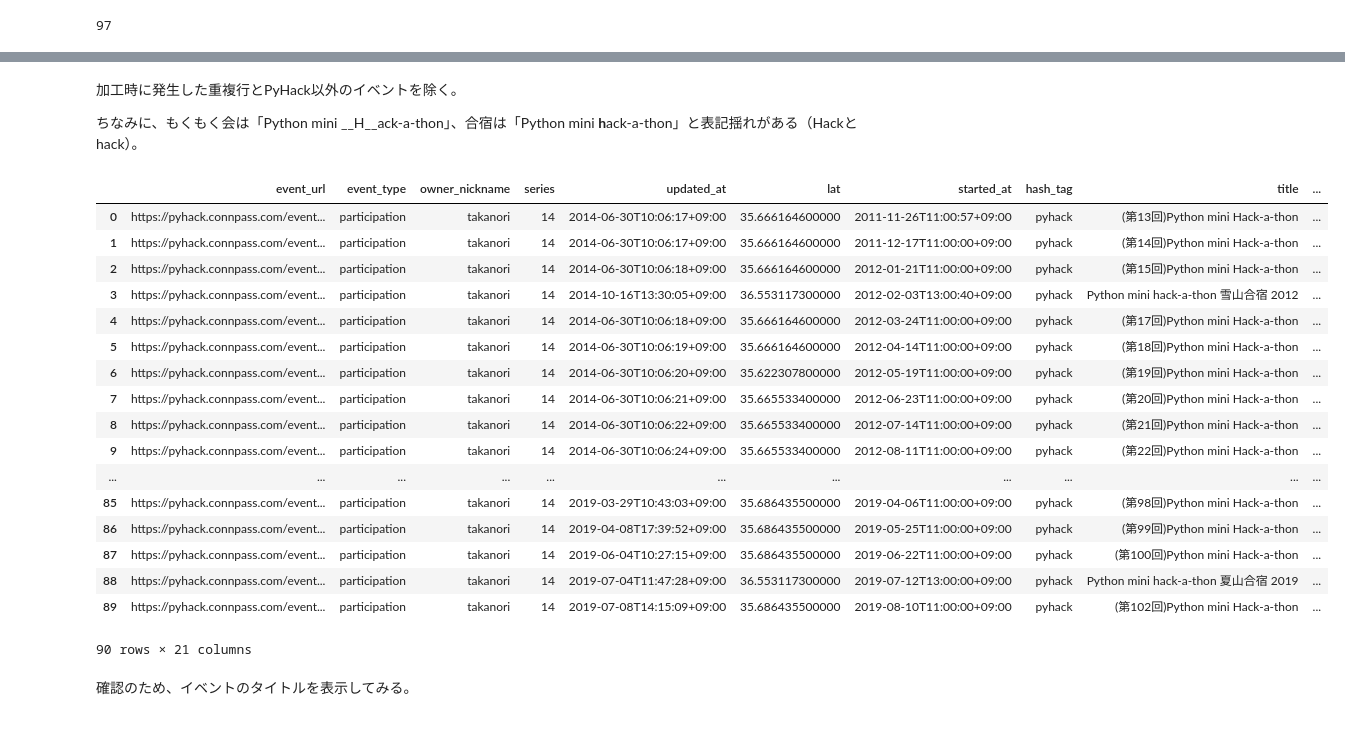
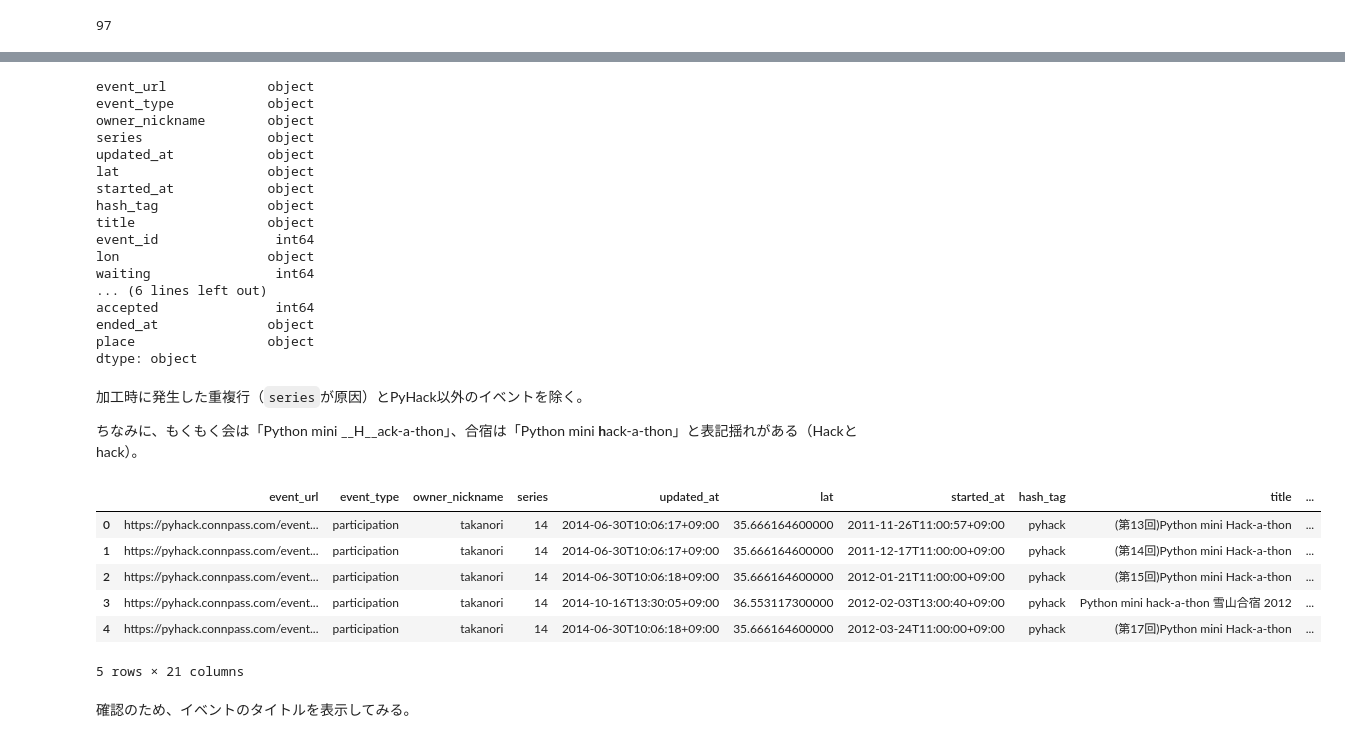
Before and after one commit to ytknzw/Python-mini-Hack-a-thon, a Jupyter notebook: Pyhack100thAniv.ipynb, the cells around one changed output, grey strips where cells are left out. Cells and saved outputs as stored; diff of their text form; code cells hidden in the pictures.

Commit message:
Update Pyhack100thAniv.ipynb
Optimised data transformation of ATND json.

````diff
--- a/Pyhack100thAniv.ipynb
+++ b/Pyhack100thAniv.ipynb
@@ -44,4 +44,5 @@ res_atnd.status_code
 # %% [output]
 200
 # %%
-json.loads(res_atnd.text)
+res_atnd_dict = json.loads(res_atnd.text)
+#res_atnd_dict
@@ -67,8 +50,8 @@ json.loads(res_atnd.text)
 検索結果は過不足ないようなので、pandasのDataFrameに加工する。
 # %%
 pyhack_atnd = pd.DataFrame()
-for i, e in enumerate(json.loads(res_atnd.text)['events']):
-    pyhack_atnd = pd.concat([pyhack_atnd, pd.DataFrame(e).T])
+for i, e in enumerate(res_atnd_dict['events']):
+    pyhack_atnd = pd.concat([pyhack_atnd, pd.DataFrame(e['event'], index=['event_id'])])
 i
 # %% [output]
 11
@@ -105,4 +155,5 @@ res_cnps.status_code
 # %% [output]
 200
 # %%
-json.loads(res_cnps.text)
+res_cnps_dict = json.loads(res_cnps.text)
+#res_cnps_dict
@@ -128,7 +161,7 @@ json.loads(res_cnps.text)
 ATNDのデータと同様にpandasのDataFrameに加工する。
 # %%
 pyhack_cnps_org = pd.DataFrame()
-for i, e in enumerate(json.loads(res_cnps.text)['events']):
+for i, e in enumerate(res_cnps_dict['events']):
     pyhack_cnps_org = pd.concat([pyhack_cnps_org, pd.DataFrame(e)])
 i
 # %% [output]
@@ -157,29 +199,41 @@ pyhack_cnps_org
+# %%
+pyhack_cnps_org.dtypes
+# %% [output]
+event_url             object
+event_type            object
+owner_nickname        object
+series                object
+updated_at            object
+lat                   object
+started_at            object
+hash_tag              object
+title                 object
+event_id               int64
+lon                   object
+waiting                int64
+... (6 lines left out)
+accepted               int64
+ended_at              object
+place                 object
+dtype: object
 # %% [markdown]
-加工時に発生した重複行とPyHack以外のイベントを除く。
+加工時に発生した重複行（```series```が原因）とPyHack以外のイベントを除く。
 
 ちなみに、もくもく会は「Python mini __H__ack-a-thon」、合宿は「Python mini **h**ack-a-thon」と表記揺れがある（Hackとhack）。
 # %%
-pyhack_cnps = pyhack_cnps_org.loc[(pyhack_cnps_org.series==14) & (pyhack_cnps_org.hash_tag == 'pyhack') & pyhack_cnps_org.title.apply(lambda x: re.search('Python mini (H|h)ack-a-thon', x) != None)].sort_values('started_at').reset_index(drop=True)
-pyhack_cnps
+pyhack_cnps = pyhack_cnps_org.loc[(pyhack_cnps_org.series==14) &
+                                  (pyhack_cnps_org.hash_tag == 'pyhack') &
+                                  pyhack_cnps_org.title.apply(lambda x: re.search('Python mini (H|h)ack-a-thon', x) != None)]\
+                             .sort_values('started_at').reset_index(drop=True)
+pyhack_cnps.head()
 # %% [output]
 |  | event_url | event_type | owner_nickname | series | updated_at | lat | started_at | hash_tag | title | ... |
 | 0 | https://pyhack.connpass.com/event... | participation | takanori | 14 | 2014-06-30T10:06:17+09:00 | 35.666164600000 | 2011-11-26T11:00:57+09:00 | pyhack | (第13回)Python mini Hack-a-thon | ... |
 | 1 | https://pyhack.connpass.com/event... | participation | takanori | 14 | 2014-06-30T10:06:17+09:00 | 35.666164600000 | 2011-12-17T11:00:00+09:00 | pyhack | (第14回)Python mini Hack-a-thon | ... |
 | 2 | https://pyhack.connpass.com/event... | participation | takanori | 14 | 2014-06-30T10:06:18+09:00 | 35.666164600000 | 2012-01-21T11:00:00+09:00 | pyhack | (第15回)Python mini Hack-a-thon | ... |
 | 3 | https://pyhack.connpass.com/event... | participation | takanori | 14 | 2014-10-16T13:30:05+09:00 | 36.553117300000 | 2012-02-03T13:00:40+09:00 | pyhack | Python mini hack-a-thon 雪山合宿 2012 | ... |
 | 4 | https://pyhack.connpass.com/event... | participation | takanori | 14 | 2014-06-30T10:06:18+09:00 | 35.666164600000 | 2012-03-24T11:00:00+09:00 | pyhack | (第17回)Python mini Hack-a-thon | ... |
-| 5 | https://pyhack.connpass.com/event... | participation | takanori | 14 | 2014-06-30T10:06:19+09:00 | 35.666164600000 | 2012-04-14T11:00:00+09:00 | pyhack | (第18回)Python mini Hack-a-thon | ... |
-| 6 | https://pyhack.connpass.com/event... | participation | takanori | 14 | 2014-06-30T10:06:20+09:00 | 35.622307800000 | 2012-05-19T11:00:00+09:00 | pyhack | (第19回)Python mini Hack-a-thon | ... |
-| 7 | https://pyhack.connpass.com/event... | participation | takanori | 14 | 2014-06-30T10:06:21+09:00 | 35.665533400000 | 2012-06-23T11:00:00+09:00 | pyhack | (第20回)Python mini Hack-a-thon | ... |
-| 8 | https://pyhack.connpass.com/event... | participation | takanori | 14 | 2014-06-30T10:06:22+09:00 | 35.665533400000 | 2012-07-14T11:00:00+09:00 | pyhack | (第21回)Python mini Hack-a-thon | ... |
-| 9 | https://pyhack.connpass.com/event... | participation | takanori | 14 | 2014-06-30T10:06:24+09:00 | 35.665533400000 | 2012-08-11T11:00:00+09:00 | pyhack | (第22回)Python mini Hack-a-thon | ... |
-| ... | ... | ... | ... | ... | ... | ... | ... | ... | ... | ... |
-| 85 | https://pyhack.connpass.com/event... | participation | takanori | 14 | 2019-03-29T10:43:03+09:00 | 35.686435500000 | 2019-04-06T11:00:00+09:00 | pyhack | (第98回)Python mini Hack-a-thon | ... |
-| 86 | https://pyhack.connpass.com/event... | participation | takanori | 14 | 2019-04-08T17:39:52+09:00 | 35.686435500000 | 2019-05-25T11:00:00+09:00 | pyhack | (第99回)Python mini Hack-a-thon | ... |
-| 87 | https://pyhack.connpass.com/event... | participation | takanori | 14 | 2019-06-04T10:27:15+09:00 | 35.686435500000 | 2019-06-22T11:00:00+09:00 | pyhack | (第100回)Python mini Hack-a-thon | ... |
-| 88 | https://pyhack.connpass.com/event... | participation | takanori | 14 | 2019-07-04T11:47:28+09:00 | 36.553117300000 | 2019-07-12T13:00:00+09:00 | pyhack | Python mini hack-a-thon 夏山合宿 2019 | ... |
-| 89 | https://pyhack.connpass.com/event... | participation | takanori | 14 | 2019-07-08T14:15:09+09:00 | 35.686435500000 | 2019-08-10T11:00:00+09:00 | pyhack | (第102回)Python mini Hack-a-thon | ... |
-90 rows × 21 columns
+5 rows × 21 columns
 # %% [markdown]
 確認のため、イベントのタイトルを表示してみる。
 # %%
````
Also changed, not shown: parts of 56 cells of this notebook.
